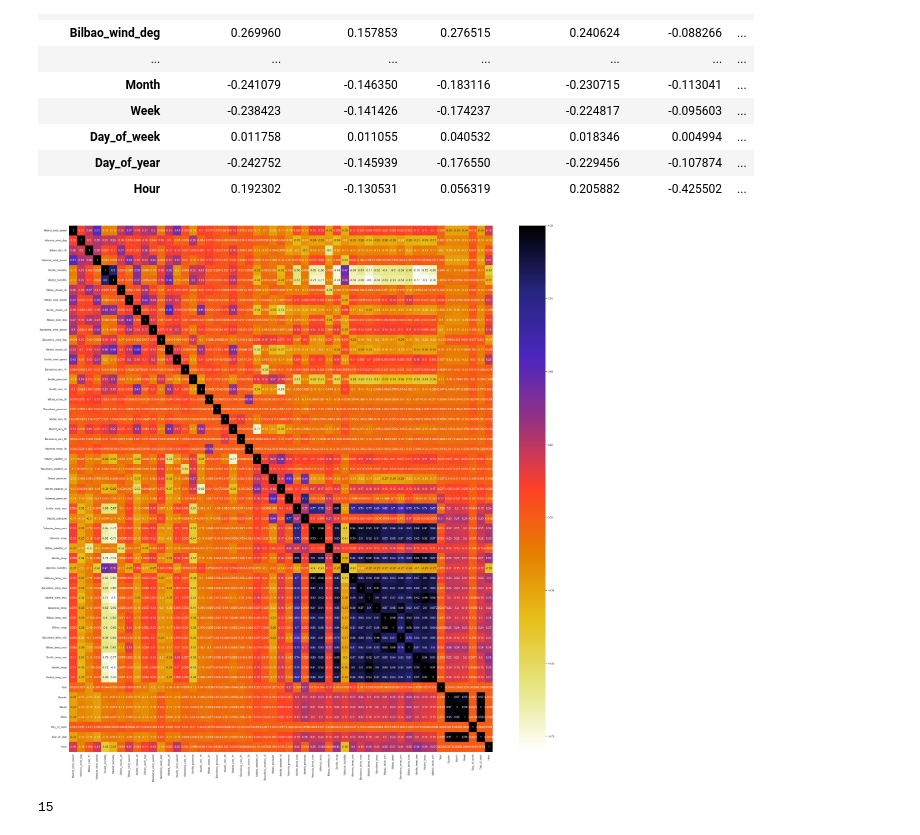
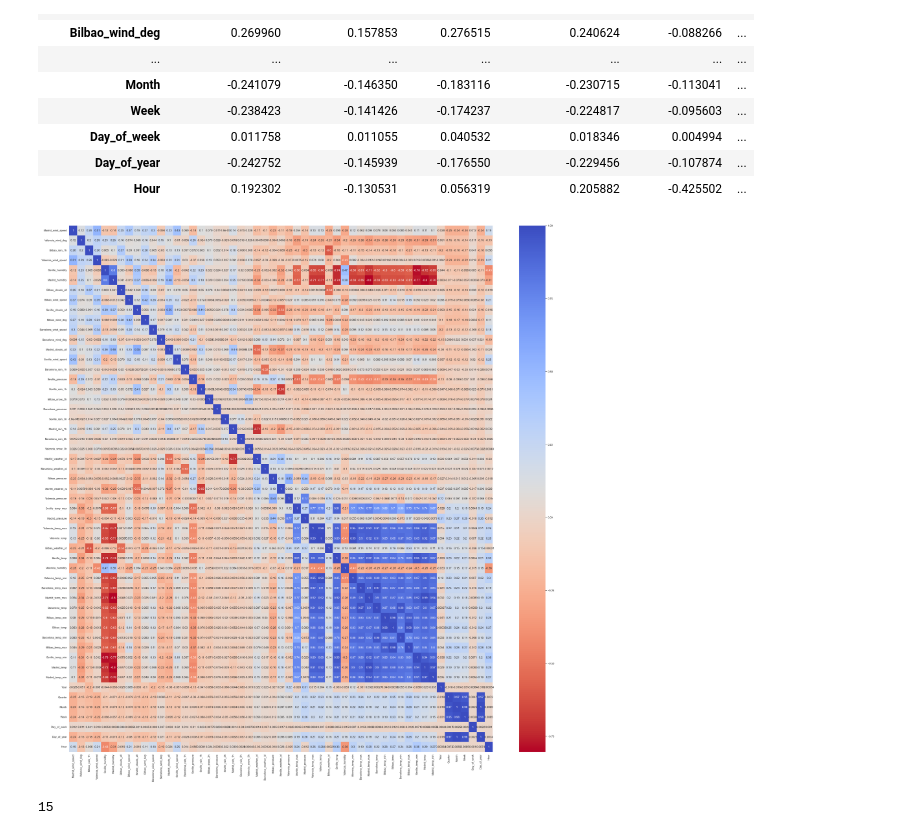
Before and after one commit to ObengKojo23/Team_NM4, a Jupyter notebook: notebooks/starter-notebook.ipynb, the cells around one changed output. Saved outputs shown, nothing was run; the diff lists cells and outputs as text; code cells hidden in the pictures.

```diff
--- a/notebooks/starter-notebook.ipynb
+++ b/notebooks/starter-notebook.ipynb
@@ -193,5 +193,5 @@ df_test.head()
 | 3 | 8766 | 2018-01-01 09:00:00 | 2.666667 | level_7 | 0.0 | 5.333333 | ... |
 | 4 | 8767 | 2018-01-01 12:00:00 | 4.000000 | level_7 | 0.0 | 8.666667 | ... |
 # %%
-df_train = df_train.drop('Unnamed: 0', axis=1)
-df_train.head()
+#df_train = df_train.drop('Unnamed: 0', axis=1)
+#df_train.head()
@@ -629,7 +636,7 @@ def new_time_features(df):
     df['Year'] = df.index.year
     df['Quarter'] = df.index.quarter
     df['Month'] = df.index.month
-    df['Week'] = df.index.isocalendar().week
+    df['Week'] = df.index.week
     df['Day_of_week'] = df.index.dayofweek
     df['Day_of_year'] = df.index.dayofyear
     df['Year'] = df.index.year
@@ -639,6 +646,8 @@ def new_time_features(df):
 
 
 #Creating new time series features for both train and test dataset with a function call
+
+
 df_train_eng = new_time_features(df_train_eng)
 df_test_eng = new_time_features(df_test_eng)
 # %%
@@ -716,9 +706,7 @@ df_train_eng2.info()
 # %%
-#Selecting Predictors or Regressors variables.
-X = df_train_eng2.drop(columns='load_shortfall_3h', axis=1)
+#Selecting Predictors or Target variables.
+X = df_train_eng.drop(columns='load_shortfall_3h', axis=1)
+y = df_train_eng['load_shortfall_3h']
-# %%
-#Selecting Responses or Regressand variables.
-y = df_train_eng2['load_shortfall_3h']
 # %%
 # splitting data df_train into trian and test datasets
 X_train, X_test, y_train, y_test = train_test_split(X,y, test_size=0.2, random_state= 100)
@@ -826,11 +746,11 @@ X_train.corr()
 # %%
 #Visualise Correlation Using Pearson Correlation
 plt.figure(figsize=(40, 40))
 cor = X_train.corr()
-sns.heatmap(cor, annot=True, cmap=plt.cm.CMRmap_r)
+sns.heatmap(cor, annot=True, cmap=plt.cm.coolwarm_r)
 plt.show()
 # %% [output]
-[figure, old version]
+[figure, new version]
 # %%
 #Function to traverse through the correlation Matrix and based on a threshold remove a feature
 def correlation(df, threshold):
```
Also changed, not shown: parts of 81 cells of this notebook.
